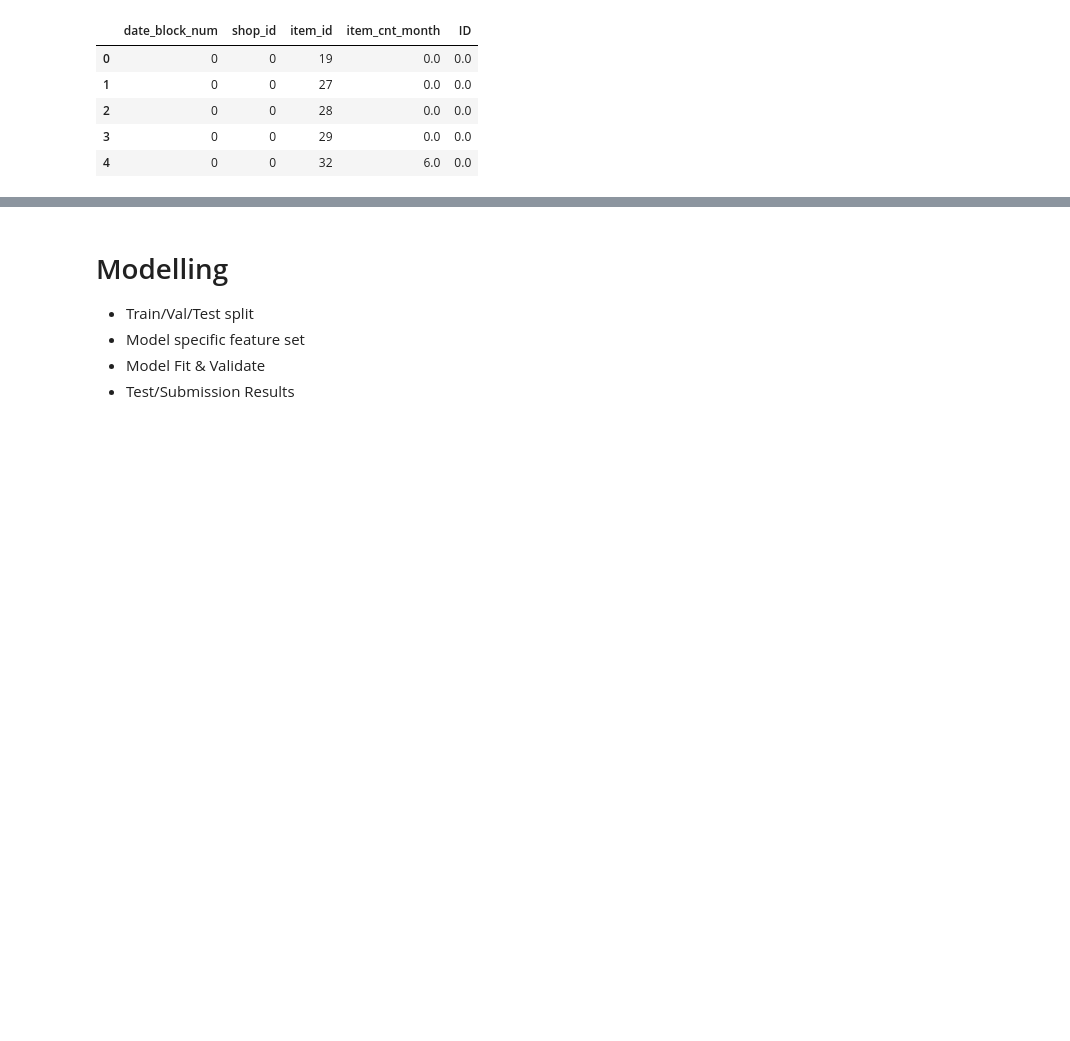
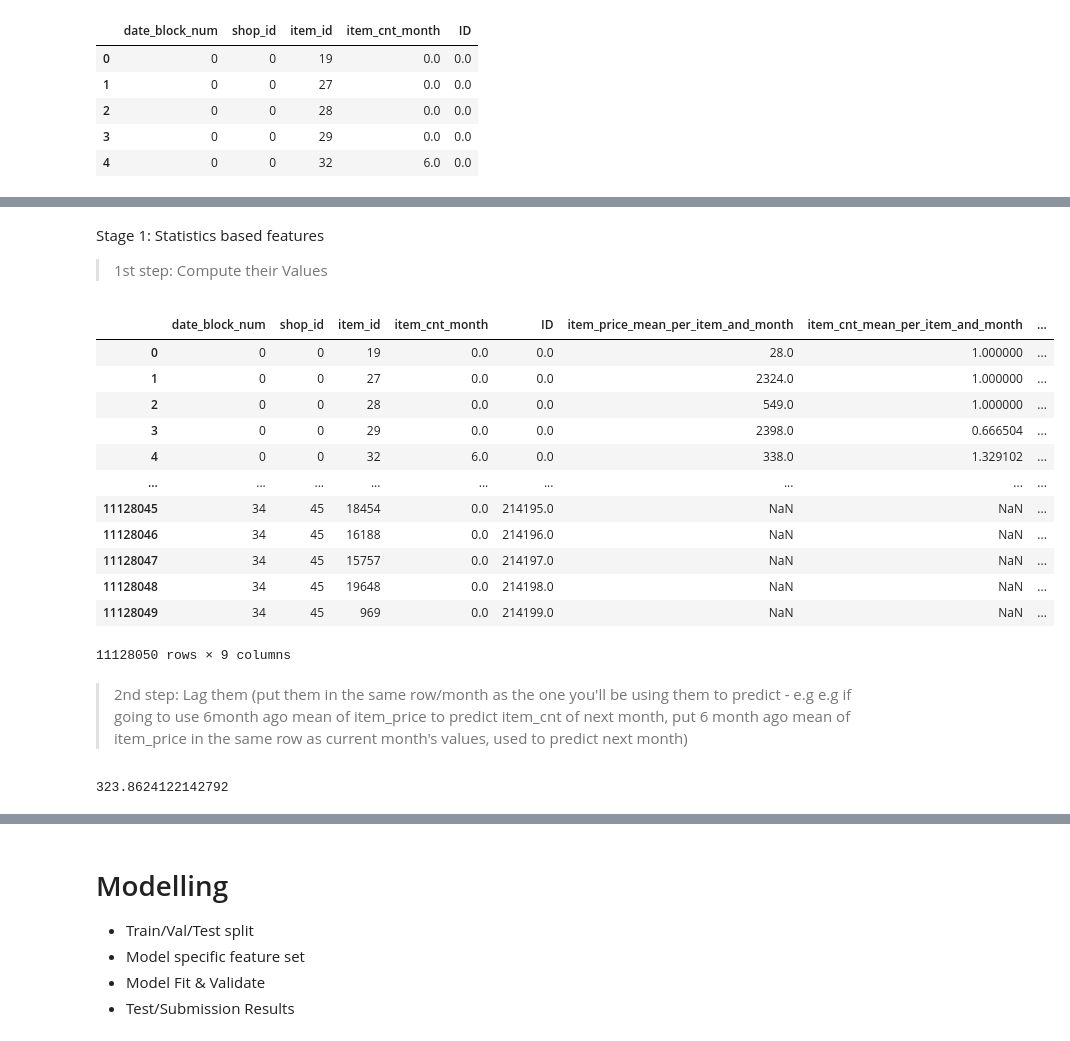
Before and after one commit to migai/Kag, a Jupyter notebook: ipynb_versions/Kaggle_Coursera_Final_Assignment_Andreas_v1.ipynb, the cells around one changed output, grey strips where cells are left out. Saved outputs shown, nothing was run; the diff lists cells and outputs as text; code cells hidden in the pictures; blank space fills up the shorter version.

```diff
--- a/ipynb_versions/Kaggle_Coursera_Final_Assignment_Andreas_v1.ipynb
+++ b/ipynb_versions/Kaggle_Coursera_Final_Assignment_Andreas_v1.ipynb
@@ -274,0 +298,66 @@ time.time() - ts
+# %% [markdown]
+Stage 1: Statistics based features
+
+> 1st step: Compute their Values
+# %%
+#mean of item price at specific date_block_num and item_id
+group = sales_train.groupby(['date_block_num','item_id']).agg({'item_price': ['mean'],
+                                                               'item_cnt_day': ['mean']})
+group.columns = ['item_price_mean_per_item_and_month', 'item_cnt_mean_per_item_and_month']
+group.reset_index(inplace=True)
+matrix = pd.merge(matrix, group, on=['date_block_num','item_id'], how='left')
+matrix['item_price_mean_per_item_and_month'] = matrix['item_price_mean_per_item_and_month'].astype(np.float16)
+matrix['item_cnt_mean_per_item_and_month'] = matrix['item_cnt_mean_per_item_and_month'].astype(np.float16)
+
+
+#mean of item price at specific date_block_num and shop_id
+group = sales_train.groupby(['date_block_num','shop_id']).agg({'item_price': ['mean'],
+                                                               'item_cnt_day': ['mean']})
+group.columns = ['item_price_mean_per_shop_and_month', 'item_cnt_mean_per_shop_and_month']
+group.reset_index(inplace=True)
+matrix = pd.merge(matrix, group, on=['date_block_num','shop_id'], how='left')
+matrix['item_price_mean_per_shop_and_month'] = matrix['item_price_mean_per_shop_and_month'].astype(np.float16)
+matrix['item_cnt_mean_per_shop_and_month'] = matrix['item_cnt_mean_per_shop_and_month'].astype(np.float16)
+
+matrix
+# %% [output]
+|  | date_block_num | shop_id | item_id | item_cnt_month | ID | item_price_mean_per_item_and_month | item_cnt_mean_per_item_and_month | ... |
+| 0 | 0 | 0 | 19 | 0.0 | 0.0 | 28.0 | 1.000000 | ... |
+| 1 | 0 | 0 | 27 | 0.0 | 0.0 | 2324.0 | 1.000000 | ... |
+| 2 | 0 | 0 | 28 | 0.0 | 0.0 | 549.0 | 1.000000 | ... |
+| 3 | 0 | 0 | 29 | 0.0 | 0.0 | 2398.0 | 0.666504 | ... |
+| 4 | 0 | 0 | 32 | 6.0 | 0.0 | 338.0 | 1.329102 | ... |
+| ... | ... | ... | ... | ... | ... | ... | ... | ... |
+| 11128045 | 34 | 45 | 18454 | 0.0 | 214195.0 | NaN | NaN | ... |
+| 11128046 | 34 | 45 | 16188 | 0.0 | 214196.0 | NaN | NaN | ... |
+| 11128047 | 34 | 45 | 15757 | 0.0 | 214197.0 | NaN | NaN | ... |
+| 11128048 | 34 | 45 | 19648 | 0.0 | 214198.0 | NaN | NaN | ... |
+| 11128049 | 34 | 45 | 969 | 0.0 | 214199.0 | NaN | NaN | ... |
+11128050 rows × 9 columns
+# %% [markdown]
+> 2nd step: Lag them (put them in the same row/month as the one you'll be using them to predict - e.g e.g if going to use 6month ago mean of item_price to predict item_cnt of next month, put 6 month ago mean of item_price in the same row as current month's values, used to predict next month)
+# %%
+ts = time.time()
+
+lags = [1, 2, 3, 4, 6, 7, 12, 13]
+
+features_engineered = ['item_price_mean_per_item_and_month', 'item_cnt_mean_per_item_and_month', 'item_price_mean_per_shop_and_month', 'item_cnt_mean_per_shop_and_month']
+features_to_lag = features_engineered
+matrix_tmp = []
+for i in range(len(features_to_lag)):
+  matrix_tmp.append(lag_feature(matrix, lags, features_to_lag[i]))
+for matrix_lagged in matrix_tmp:
+  matrix = pd.merge(matrix, matrix_lagged, on=['date_block_num','shop_id','item_id'], how='left')
+
+
+fetures_to_drop = features_engineered #features are renamed and added as a new column within the lag_features functions, so remove these one
+matrix = matrix.drop(fetures_to_drop, axis = 1)
+matrix = matrix.fillna(0)
+
+matrix = matrix.loc[:,~matrix.columns.str.contains('_y')]
+matrix = matrix.loc[:,~matrix.columns.str.contains('_x')]
+
+
+time.time()-ts
+# %% [output]
+323.8624122142792
```
Also changed, not shown: parts of 36 cells of this notebook, 2 other files.
